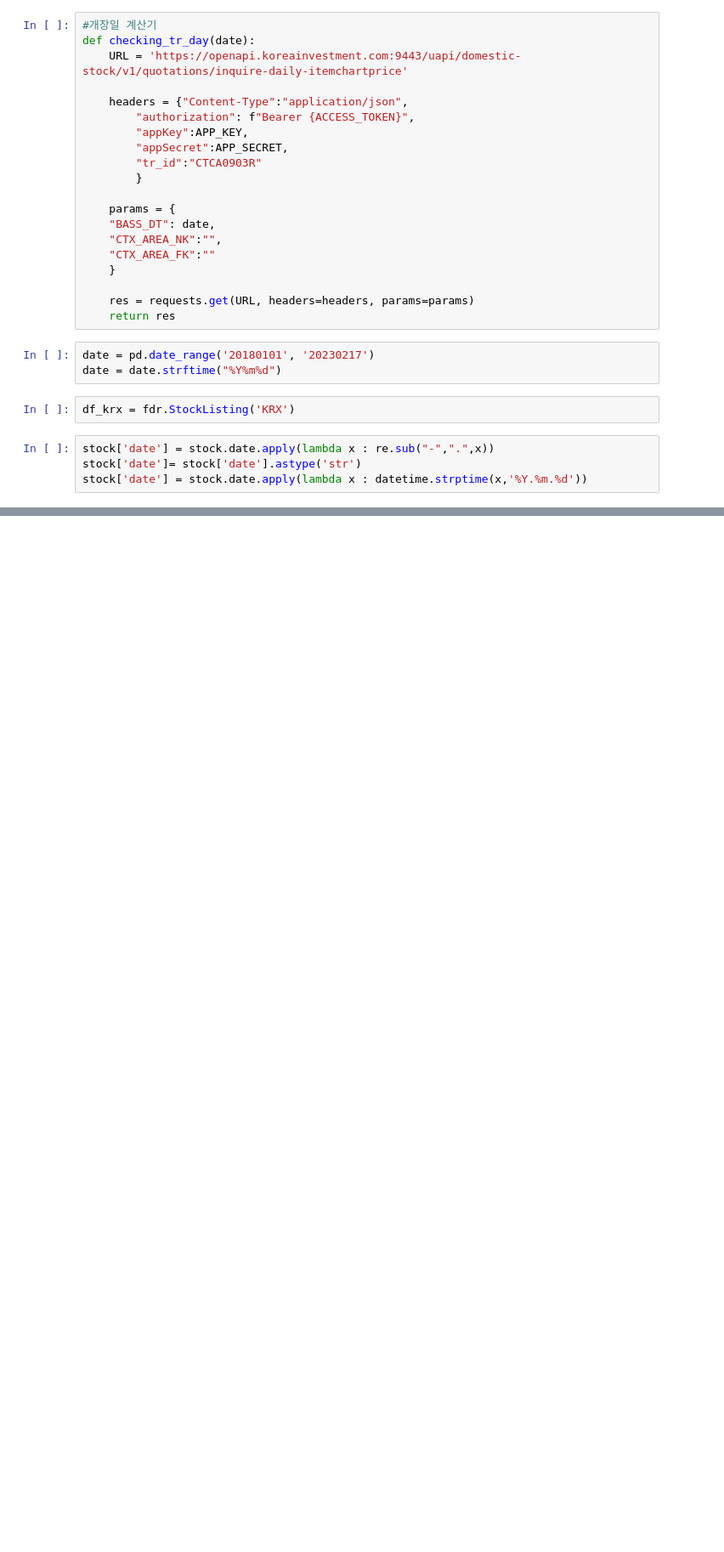
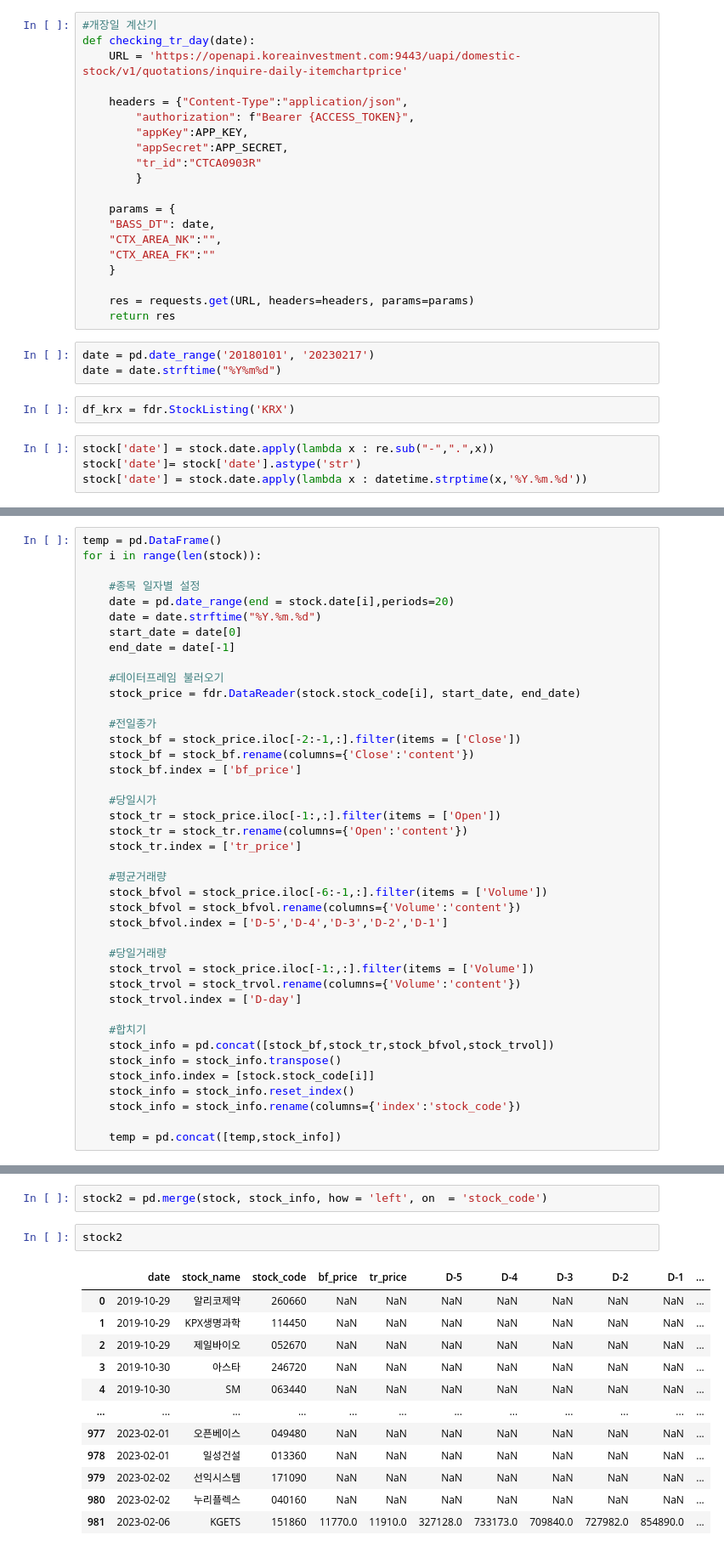
Before and after one commit to kknaks/assingment, a Jupyter notebook: 221228_stock/Stock.ipynb, the cells around one changed output, grey strips where cells are left out. Shown: that part at 85% size. Drawn from its saved outputs; the diff is of its cells as text; blank space fills up the shorter version.

```diff
--- a/221228_stock/Stock.ipynb
+++ b/221228_stock/Stock.ipynb
@@ -327,0 +348,41 @@ stock_price.iloc[-1:,:].filter(items = ['Open','Volume'])
+# %%
+temp = pd.DataFrame()
+for i in range(len(stock)):
+
+    #종목 일자별 설정
+    date = pd.date_range(end = stock.date[i],periods=20)
+    date = date.strftime("%Y.%m.%d")
+    start_date = date[0]
+    end_date = date[-1]
+
+    #데이터프레임 불러오기
+    stock_price = fdr.DataReader(stock.stock_code[i], start_date, end_date)
+
+    #전일종가
+    stock_bf = stock_price.iloc[-2:-1,:].filter(items = ['Close'])
+    stock_bf = stock_bf.rename(columns={'Close':'content'})
+    stock_bf.index = ['bf_price']
+
+    #당일시가
+    stock_tr = stock_price.iloc[-1:,:].filter(items = ['Open'])
+    stock_tr = stock_tr.rename(columns={'Open':'content'})
+    stock_tr.index = ['tr_price']
+
+    #평균거래량
+    stock_bfvol = stock_price.iloc[-6:-1,:].filter(items = ['Volume'])
+    stock_bfvol = stock_bfvol.rename(columns={'Volume':'content'})
+    stock_bfvol.index = ['D-5','D-4','D-3','D-2','D-1']
+
+    #당일거래량
+    stock_trvol = stock_price.iloc[-1:,:].filter(items = ['Volume'])
+    stock_trvol = stock_trvol.rename(columns={'Volume':'content'})
+    stock_trvol.index = ['D-day']
+
+    #합치기
+    stock_info = pd.concat([stock_bf,stock_tr,stock_bfvol,stock_trvol])
+    stock_info = stock_info.transpose()
+    stock_info.index = [stock.stock_code[i]]
+    stock_info = stock_info.reset_index()
+    stock_info = stock_info.rename(columns={'index':'stock_code'})
+
+    temp = pd.concat([temp,stock_info])
@@ -327,0 +407,17 @@ stock_price.iloc[-1:,:].filter(items = ['Open','Volume'])
+# %%
+stock2 = pd.merge(stock, stock_info, how = 'left', on  = 'stock_code')
+# %%
+stock2
+# %% [output]
+|  | date | stock_name | stock_code | bf_price | tr_price | D-5 | D-4 | D-3 | D-2 | D-1 | ... |
+| 0 | 2019-10-29 | 알리코제약 | 260660 | NaN | NaN | NaN | NaN | NaN | NaN | NaN | ... |
+| 1 | 2019-10-29 | KPX생명과학 | 114450 | NaN | NaN | NaN | NaN | NaN | NaN | NaN | ... |
+| 2 | 2019-10-29 | 제일바이오 | 052670 | NaN | NaN | NaN | NaN | NaN | NaN | NaN | ... |
+| 3 | 2019-10-30 | 아스타 | 246720 | NaN | NaN | NaN | NaN | NaN | NaN | NaN | ... |
+| 4 | 2019-10-30 | SM | 063440 | NaN | NaN | NaN | NaN | NaN | NaN | NaN | ... |
+| ... | ... | ... | ... | ... | ... | ... | ... | ... | ... | ... | ... |
+| 977 | 2023-02-01 | 오픈베이스 | 049480 | NaN | NaN | NaN | NaN | NaN | NaN | NaN | ... |
+| 978 | 2023-02-01 | 일성건설 | 013360 | NaN | NaN | NaN | NaN | NaN | NaN | NaN | ... |
+| 979 | 2023-02-02 | 선익시스템 | 171090 | NaN | NaN | NaN | NaN | NaN | NaN | NaN | ... |
+| 980 | 2023-02-02 | 누리플렉스 | 040160 | NaN | NaN | NaN | NaN | NaN | NaN | NaN | ... |
+| 981 | 2023-02-06 | KGETS | 151860 | 11770.0 | 11910.0 | 327128.0 | 733173.0 | 709840.0 | 727982.0 | 854890.0 | ... |
```
Also changed, not shown: parts of 13 cells of this notebook, 1 other file.
